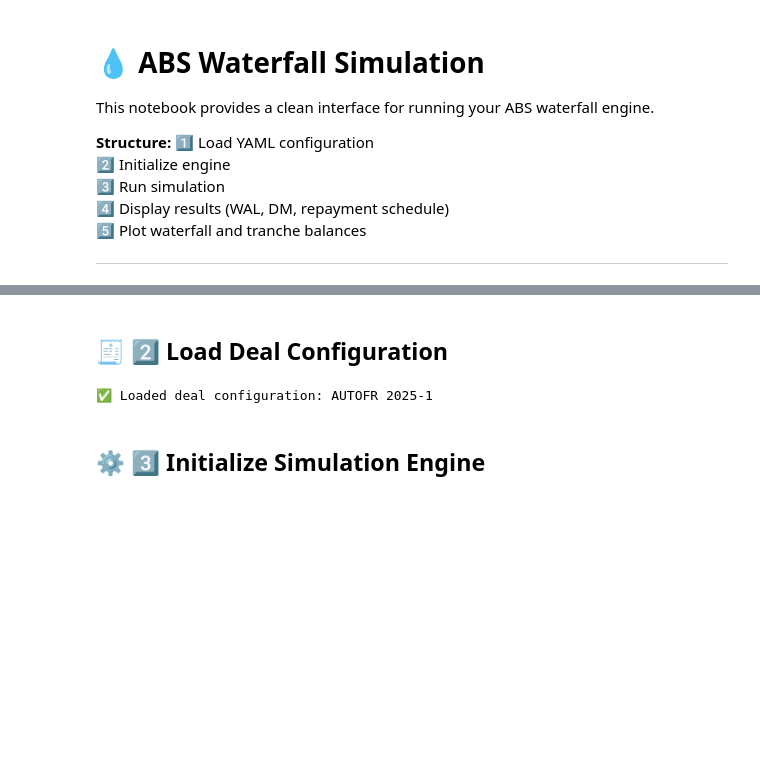
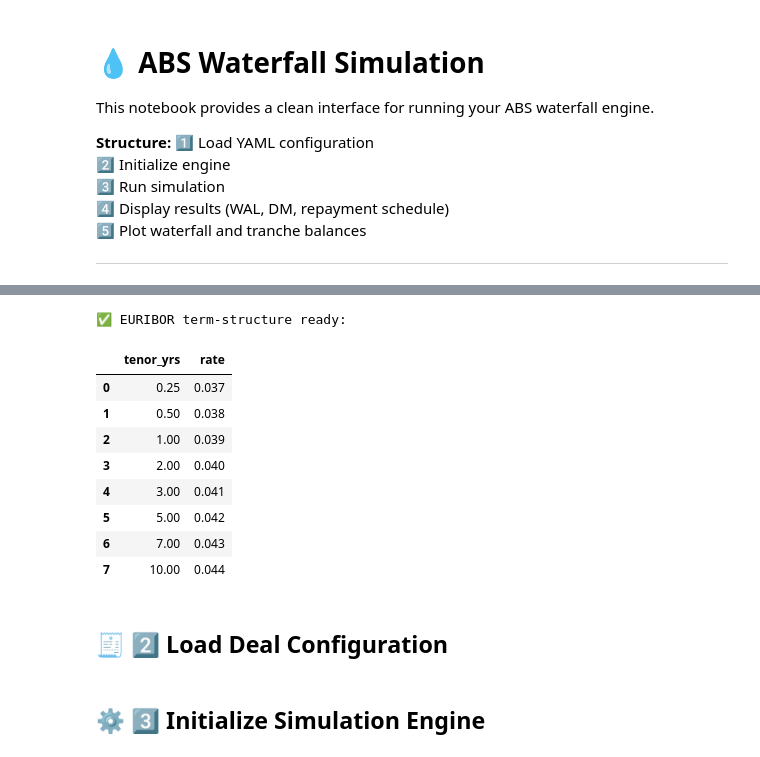
Before and after one commit to HUGO-ROCHA-MONDRAGON/ABS-Simulator, a Jupyter notebook: abs_project/notebooks/main.ipynb, the cells around one changed output, grey strips where cells are left out. Drawn from its saved outputs; the diff is of its cells as text; code cells hidden in the pictures; blank space fills up the shorter version.

```diff
--- a/abs_project/notebooks/main.ipynb
+++ b/abs_project/notebooks/main.ipynb
@@ -37,10 +61,22 @@ print(f"✅ YAML file generated at: {yaml_path}")
+# %%
+euribor_curve = pd.DataFrame({
+    "tenor_yrs": [0.25, 0.5, 1, 2, 3, 5, 7, 10],
+    "rate": [0.037, 0.038, 0.039, 0.040, 0.041, 0.042, 0.043, 0.044],
+})
+curve_fn = interp1d(euribor_curve["tenor_yrs"], euribor_curve["rate"], fill_value="extrapolate")
+
+print("✅ EURIBOR term-structure ready:")
+display(euribor_curve)
+# %% [output]
+✅ EURIBOR term-structure ready:
+|  | tenor_yrs | rate |
+| 0 | 0.25 | 0.037 |
+| 1 | 0.50 | 0.038 |
+| 2 | 1.00 | 0.039 |
+| 3 | 2.00 | 0.040 |
+| 4 | 3.00 | 0.041 |
+| 5 | 5.00 | 0.042 |
+| 6 | 7.00 | 0.043 |
+| 7 | 10.00 | 0.044 |
 # %% [markdown]
 ## 🧾 2️⃣ Load Deal Configuration
-# %%
-import yaml
-with open(yaml_path, "r") as f:
-    abs_data = yaml.safe_load(f)
-
-print(f"✅ Loaded deal configuration: {abs_data['deal']['deal_name']}")
-# %% [output]
-✅ Loaded deal configuration: AUTOFR 2025-1
```
Also changed, not shown: parts of 9 cells of this notebook, 9 other files.
